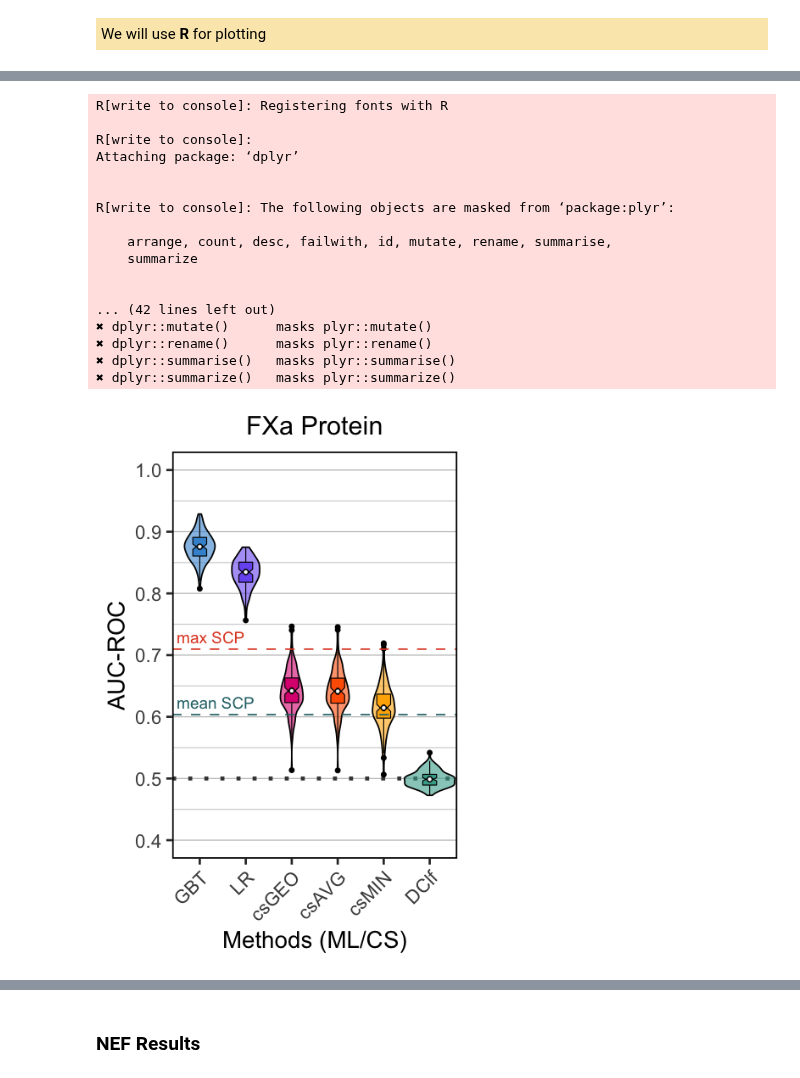
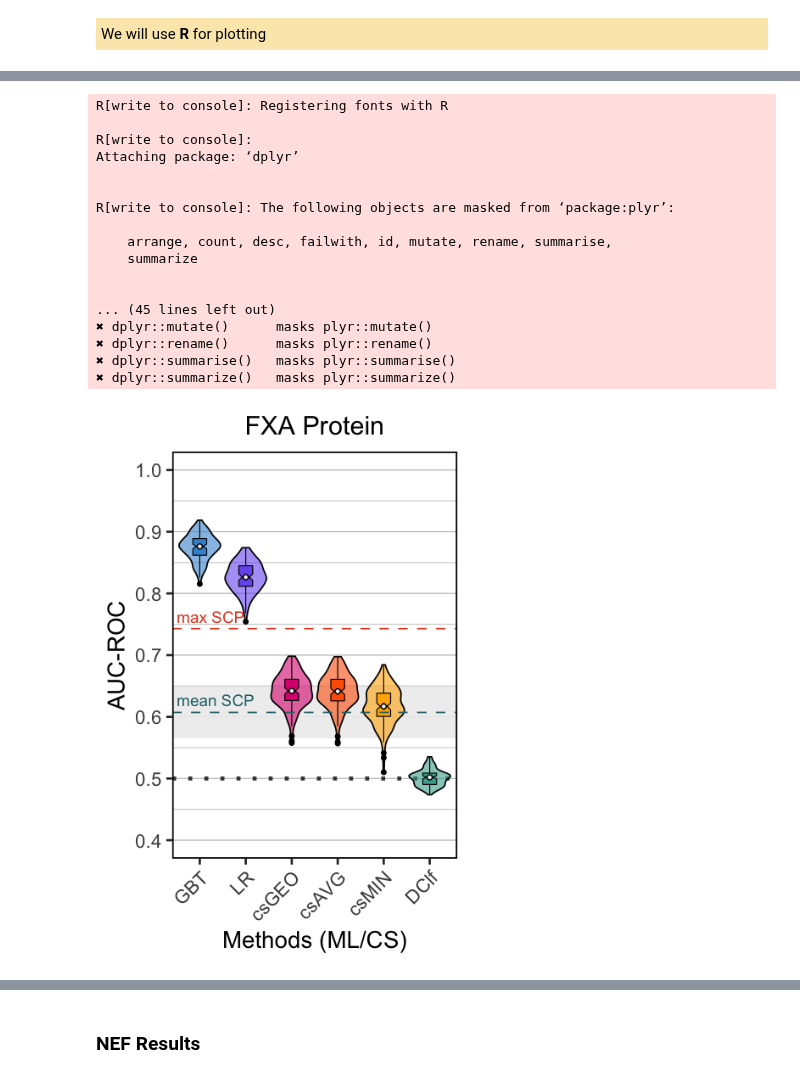
Before and after one commit to jRicciL/ML-ensemble-docking, a Jupyter notebook: fxa/5_Machine_Learning/2_30x4CV_analysis.ipynb, the cells around one changed output, grey strips where cells are left out. Cells and saved outputs as stored; diff of their text form; code cells hidden in the pictures.

```diff
--- a/fxa/5_Machine_Learning/2_30x4CV_analysis.ipynb
+++ b/fxa/5_Machine_Learning/2_30x4CV_analysis.ipynb
@@ -12,2 +34,5 @@ from helper_modules.friedman_and_nemenyi_test import *
 # %% [markdown]
 ### Load docking results
+# %%
+# Define the same `random_state` for all the splits
+RANDOM_STATE = 1
@@ -142,10 +169,11 @@ cv30x4, y_preds, splits = nk_rep_cross_validation_SAVE(
     estimators = estimators,
     X = X,
     y = y,
-    metrics = metrics,
-    n_repeats = n_repeats, n_splits=n_splits,
+    metrics   = metrics,
+    n_repeats = n_repeats,
+    n_splits  = n_splits,
     y_preds_return = True,
-    random_state = 42
+    random_state   = RANDOM_STATE
 )
 
 # Rename columns
@@ -199,0 +224,12 @@ single_mean, single_max = n_hold_out_single_performance(
+# %%
+# **********************
+# Descriptive Statistics
+# **********************
+
+# ROC-AUC
+metric_name='roc_auc'
+df_R = order_df(cv30x4,
+                metric_name).loc[metric_name]
+scp_values_R = list(scp_values[metric_name])
+# Descriptive statistics
+report_descriptive_stats(cv30x4, metric_name)
@@ -205,40 +254,46 @@ cbbPalette <- c('#785EF0', '#3F93D2', '#44AA99',
                 '#FE6100', '#DC267F', '#FFB000')
 names(cbbPalette) <- full_names
 # %%
-%%R  -i df_R -i single_mean -i single_max -w 2.2 -h 3.3 --units in -r 200
+%%R  -i df_R -i scp_values_R -i protein_name -w 2.2 -h 3.3 --units in -r 200
 
 source('../../R_scripts/plot_violinBox.R')
 
+metric <- 'AUC-ROC'
 p = plot_violin(df = df_R,
                 cbbPalette = cbbPalette,
                 decreasing_order = TRUE,
                 y_min=0.4, y_max=1,
-                dot_size = 4, scale='area',
-                violin_width=1.1) +
-add_ref_values('mean SCP', single_mean,
-               color='#297177', size=2.4, y_add=0.02) +
-add_ref_values('max SCP', single_max,
-               color='#E1492B', size=2.4, y_add=0.02) +
-ggtitle('FXa Protein')
+                dot_size = 4, scale='width',
+                violin_width=0.9,
+                scp_values_R = scp_values_R
+               ) +
+ggtitle(paste(toupper(protein_name), 'Protein'))
 
+
+# Save the picture
+methodology <- '30x4CV'
+save_path = '~/Documents/Doctorado/Paper_doctorado/Response_to_reviewers/Figuras_mayor_review/raw_imgs/'
+filename <- paste0(save_path,
+                   paste(protein_name, methodology, metric, 'violin.pdf', sep='_'))
+ggsave(filename, plot=p, width=2.2, height= 3.3)
 p
 # %% [output]
 R[write to console]: Registering fonts with R
 
 R[write to console]:
 Attaching package: ‘dplyr’
 
 
 R[write to console]: The following objects are masked from ‘package:plyr’:
 
     arrange, count, desc, failwith, id, mutate, rename, summarise,
     summarize
 
 
-... (42 lines left out)
+... (45 lines left out)
 ✖ dplyr::mutate()      masks plyr::mutate()
 ✖ dplyr::rename()      masks plyr::rename()
 ✖ dplyr::summarise()   masks plyr::summarise()
 ✖ dplyr::summarize()   masks plyr::summarize()
-[figure, old version]
+[figure, new version]
 # %%
```
Also changed, not shown: parts of 26 cells of this notebook, 3 other files.
